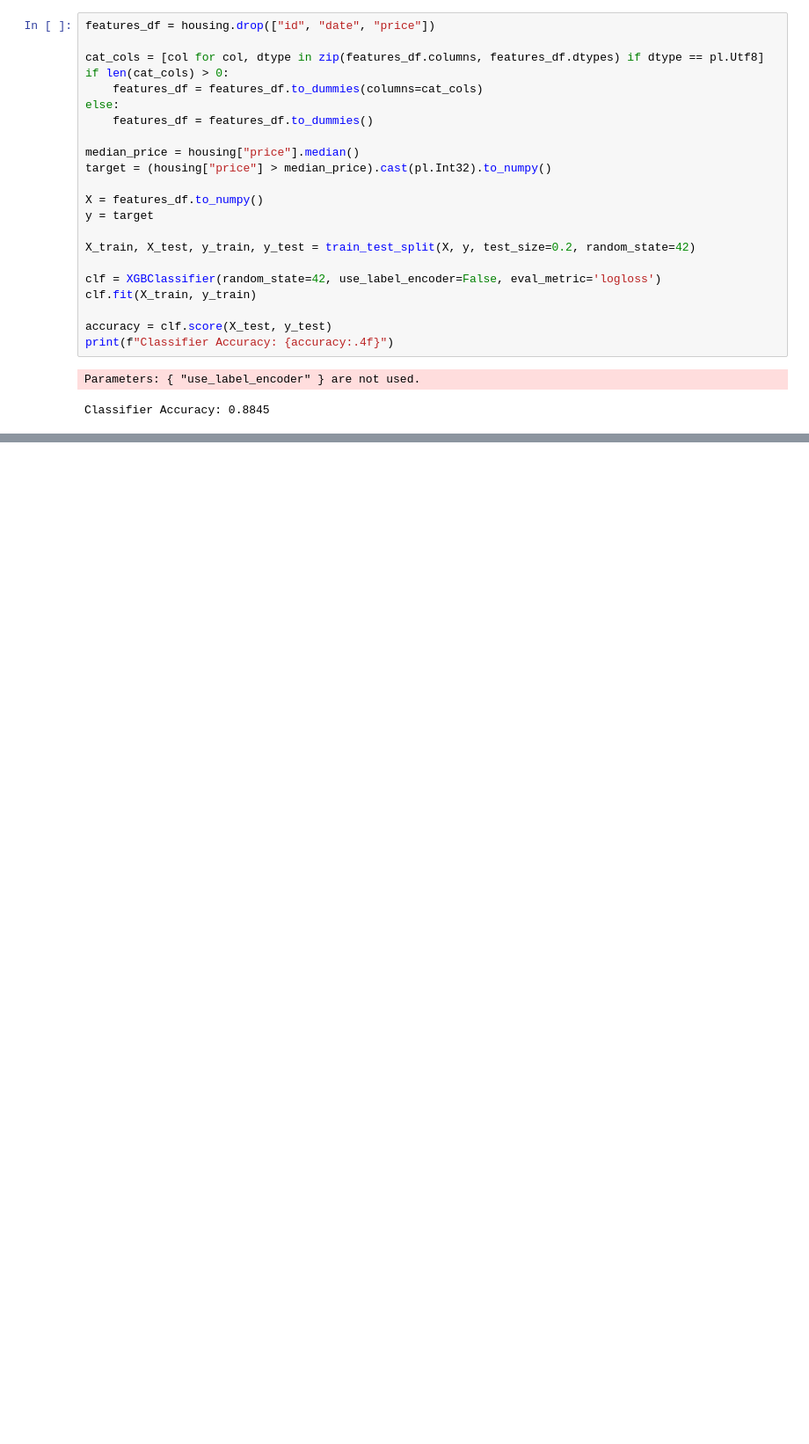
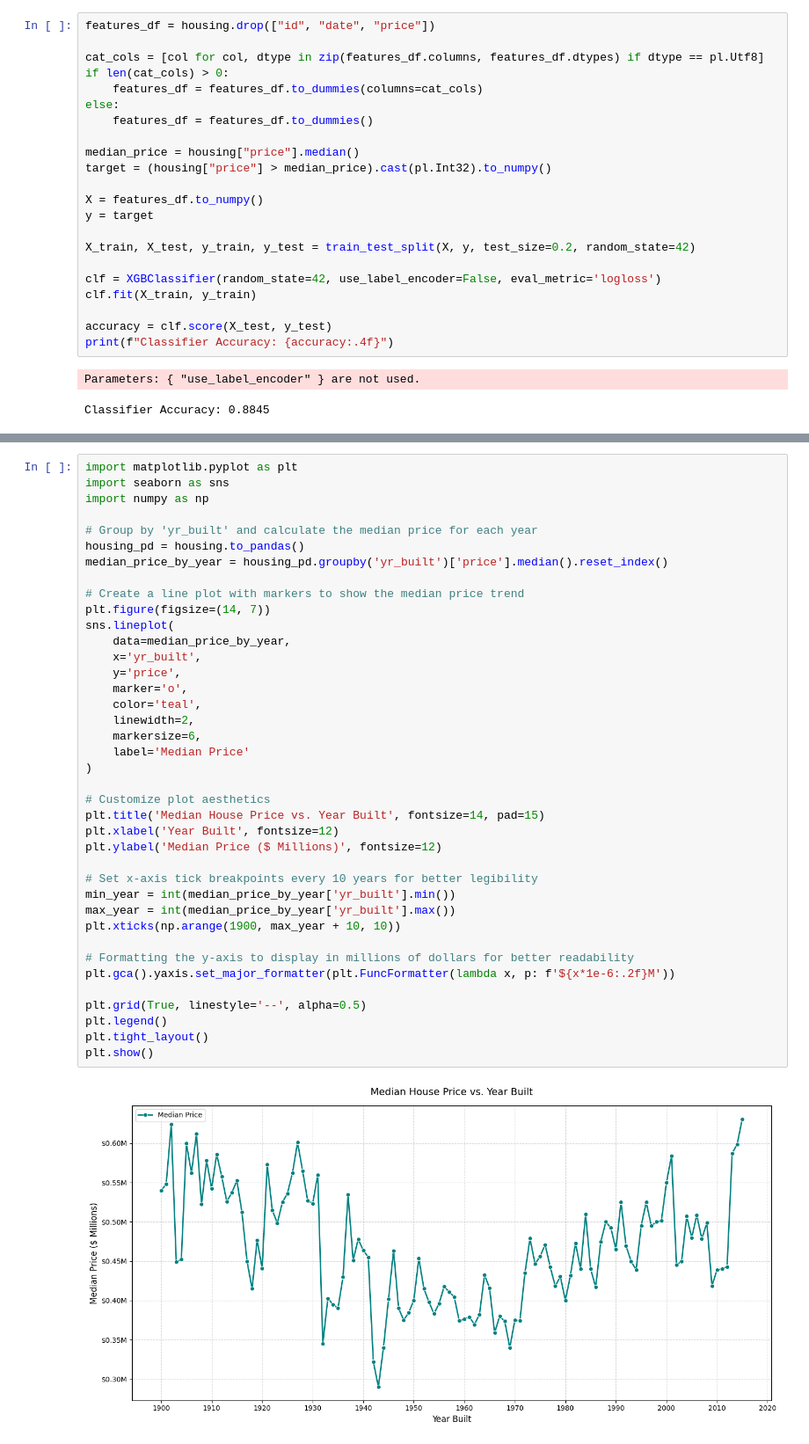
Before and after one commit to haydencase0/MachineLearning, a Jupyter notebook: notebooks/starter_housing.ipynb, the cells around one changed output, grey strips where cells are left out. Shown at 88% size. Drawn from its saved outputs; the diff is of its cells as text; blank space fills up the shorter version.

```diff
--- a/notebooks/starter_housing.ipynb
+++ b/notebooks/starter_housing.ipynb
@@ -90,0 +203,41 @@ plt.show()
+# %%
+import matplotlib.pyplot as plt
+import seaborn as sns
+import numpy as np
+
+# Group by 'yr_built' and calculate the median price for each year
+housing_pd = housing.to_pandas()
+median_price_by_year = housing_pd.groupby('yr_built')['price'].median().reset_index()
+
+# Create a line plot with markers to show the median price trend
+plt.figure(figsize=(14, 7))
+sns.lineplot(
+    data=median_price_by_year,
+    x='yr_built',
+    y='price',
+    marker='o',
+    color='teal',
+    linewidth=2,
+    markersize=6,
+    label='Median Price'
+)
+
+# Customize plot aesthetics
+plt.title('Median House Price vs. Year Built', fontsize=14, pad=15)
+plt.xlabel('Year Built', fontsize=12)
+plt.ylabel('Median Price ($ Millions)', fontsize=12)
+
+# Set x-axis tick breakpoints every 10 years for better legibility
+min_year = int(median_price_by_year['yr_built'].min())
+max_year = int(median_price_by_year['yr_built'].max())
+plt.xticks(np.arange(1900, max_year + 10, 10))
+
+# Formatting the y-axis to display in millions of dollars for better readability
+plt.gca().yaxis.set_major_formatter(plt.FuncFormatter(lambda x, p: f'${x*1e-6:.2f}M'))
+
+plt.grid(True, linestyle='--', alpha=0.5)
+plt.legend()
+plt.tight_layout()
+plt.show()
+# %% [output]
+[figure, added]
```
Also changed, not shown: parts of 10 cells of this notebook.
